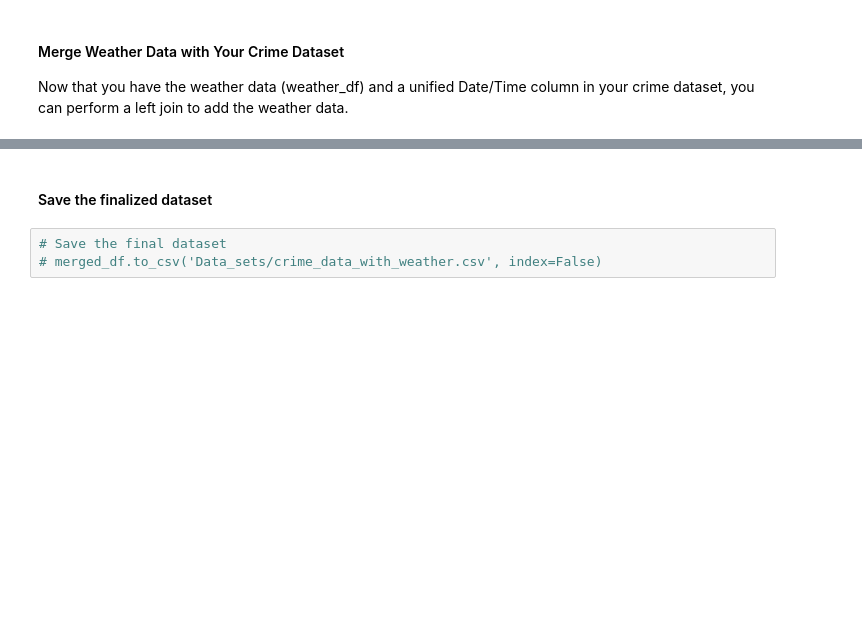
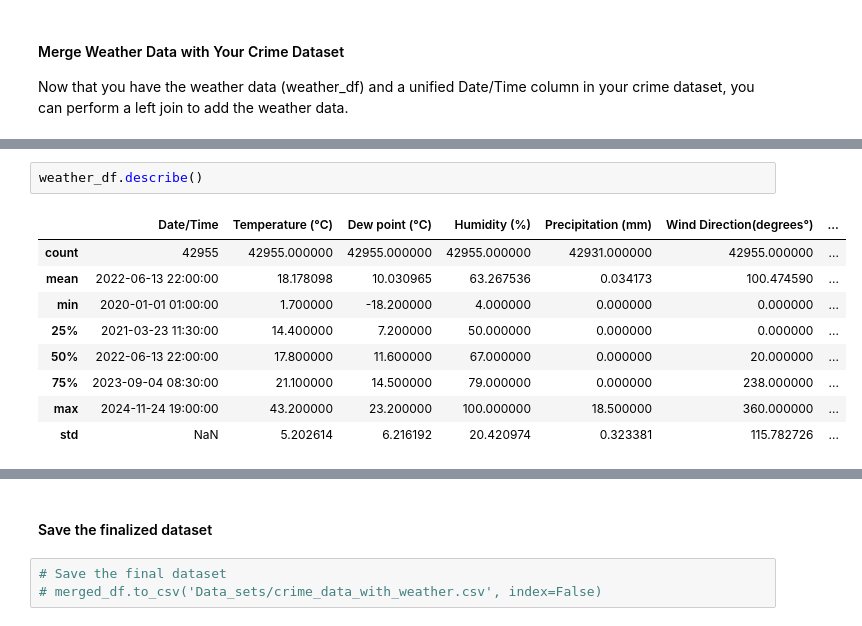
Before and after one commit to MalakaSupun/Crime-Data-Analysis-of-LAPD, a Jupyter notebook: Clean_Data.ipynb, the cells around one changed output, grey strips where cells are left out. Drawn from its saved outputs; the diff is of its cells as text; blank space fills up the shorter version.

```diff
--- a/Clean_Data.ipynb
+++ b/Clean_Data.ipynb
@@ -233,3 +269,15 @@ Now that you have the weather data (weather_df) and a unified Date/Time column i
+# %%
+weather_df.describe()
+# %% [output]
+|  | Date/Time | Temperature (°C) | Dew point (°C) | Humidity (%) | Precipitation (mm) | Wind Direction(degrees°) | ... |
+| count | 42955 | 42955.000000 | 42955.000000 | 42955.000000 | 42931.000000 | 42955.000000 | ... |
+| mean | 2022-06-13 22:00:00 | 18.178098 | 10.030965 | 63.267536 | 0.034173 | 100.474590 | ... |
+| min | 2020-01-01 01:00:00 | 1.700000 | -18.200000 | 4.000000 | 0.000000 | 0.000000 | ... |
+| 25% | 2021-03-23 11:30:00 | 14.400000 | 7.200000 | 50.000000 | 0.000000 | 0.000000 | ... |
+| 50% | 2022-06-13 22:00:00 | 17.800000 | 11.600000 | 67.000000 | 0.000000 | 20.000000 | ... |
+| 75% | 2023-09-04 08:30:00 | 21.100000 | 14.500000 | 79.000000 | 0.000000 | 238.000000 | ... |
+| max | 2024-11-24 19:00:00 | 43.200000 | 23.200000 | 100.000000 | 18.500000 | 360.000000 | ... |
+| std | NaN | 5.202614 | 6.216192 | 20.420974 | 0.323381 | 115.782726 | ... |
 # %%
 # Merge weather data with the crime dataset
 merged_df = pd.merge(df, weather_df, on='Date/Time', how='left')
```
Also changed, not shown: parts of 8 cells of this notebook.
